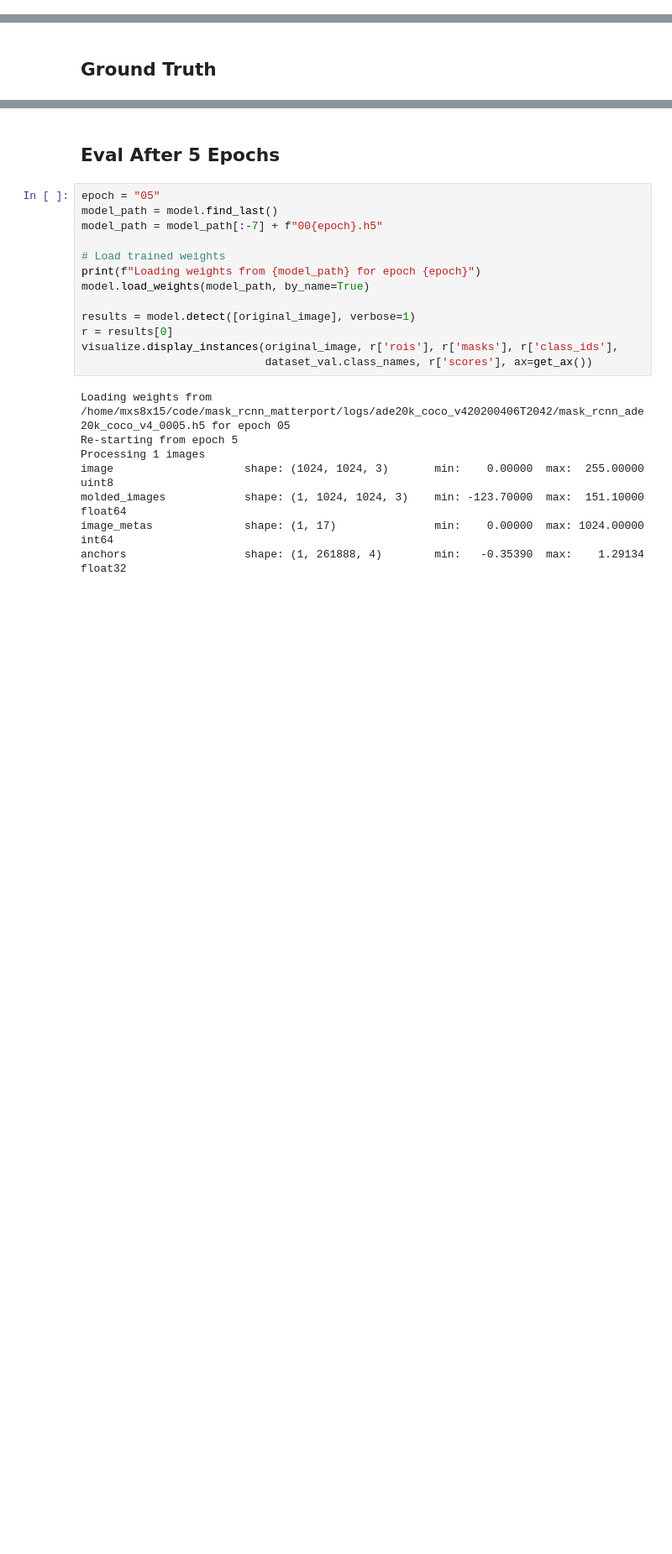
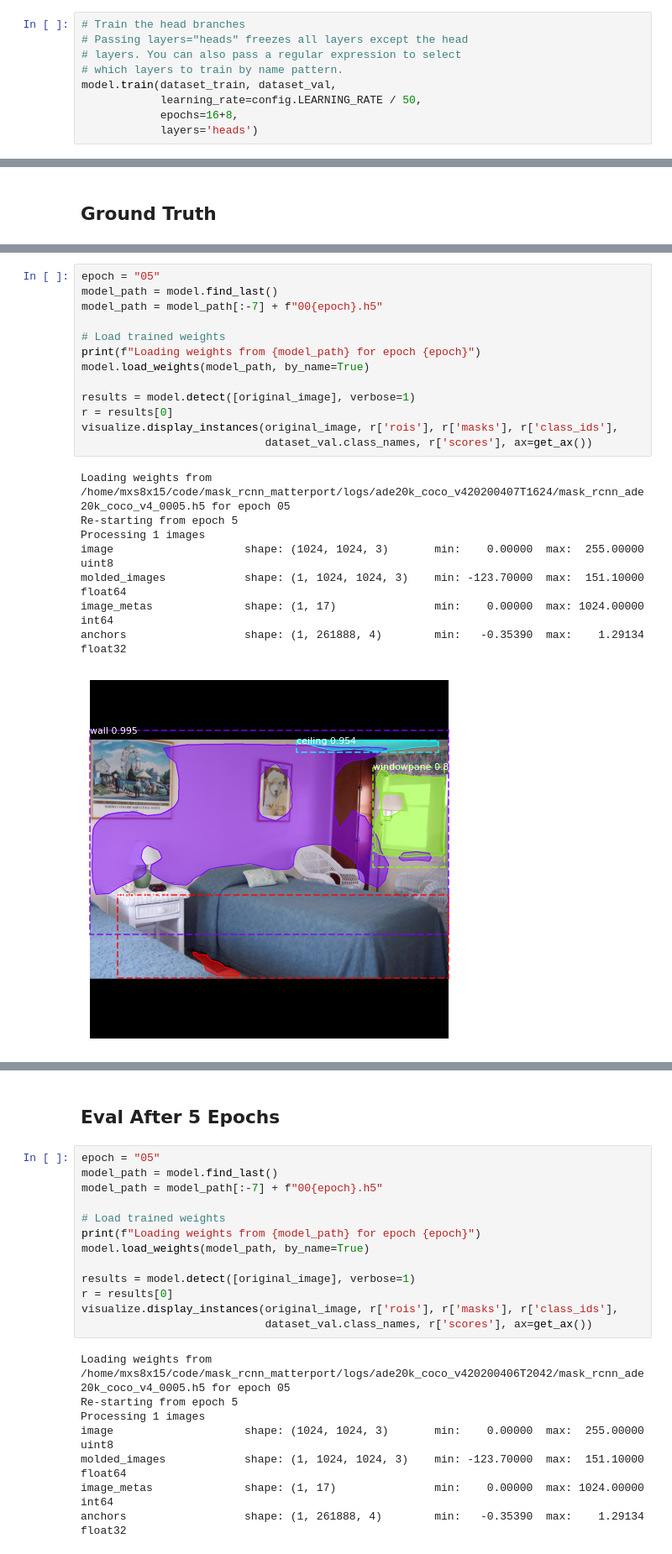
Before and after one commit to mosdragon/Mask_RCNN, a Jupyter notebook: samples/ade20k_coco/train_ade20k_coco.ipynb, the cells around one changed output, grey strips where cells are left out. Shown at 84% size. Saved outputs shown, nothing was run; the diff lists cells and outputs as text; blank space fills up the shorter version.

Commit message:
Train with diff params

```diff
--- a/samples/ade20k_coco/train_ade20k_coco.ipynb
+++ b/samples/ade20k_coco/train_ade20k_coco.ipynb
@@ -225,0 +242,9 @@ model.train(dataset_train, dataset_val,
+# %%
+# Train the head branches
+# Passing layers="heads" freezes all layers except the head
+# layers. You can also pass a regular expression to select
+# which layers to train by name pattern.
+model.train(dataset_train, dataset_val,
+            learning_rate=config.LEARNING_RATE / 50,
+            epochs=16+8,
+            layers='heads')
@@ -294,0 +343,22 @@ gt_mask                  shape: (1024, 1024, 4)       min:    0.00000  max:    1
+# %%
+epoch = "05"
+model_path = model.find_last()
+model_path = model_path[:-7] + f"00{epoch}.h5"
+
+# Load trained weights
+print(f"Loading weights from {model_path} for epoch {epoch}")
+model.load_weights(model_path, by_name=True)
+
+results = model.detect([original_image], verbose=1)
+r = results[0]
+visualize.display_instances(original_image, r['rois'], r['masks'], r['class_ids'],
+                            dataset_val.class_names, r['scores'], ax=get_ax())
+# %% [output]
+Loading weights from /home/mxs8x15/code/mask_rcnn_matterport/logs/ade20k_coco_v420200407T1624/mask_rcnn_ade20k_coco_v4_0005.h5 for epoch 05
+Re-starting from epoch 5
+Processing 1 images
+image                    shape: (1024, 1024, 3)       min:    0.00000  max:  255.00000  uint8
+molded_images            shape: (1, 1024, 1024, 3)    min: -123.70000  max:  151.10000  float64
+image_metas              shape: (1, 17)               min:    0.00000  max: 1024.00000  int64
+anchors                  shape: (1, 261888, 4)        min:   -0.35390  max:    1.29134  float32
+[figure, added]
```
Also changed, not shown: parts of 8 cells of this notebook.
